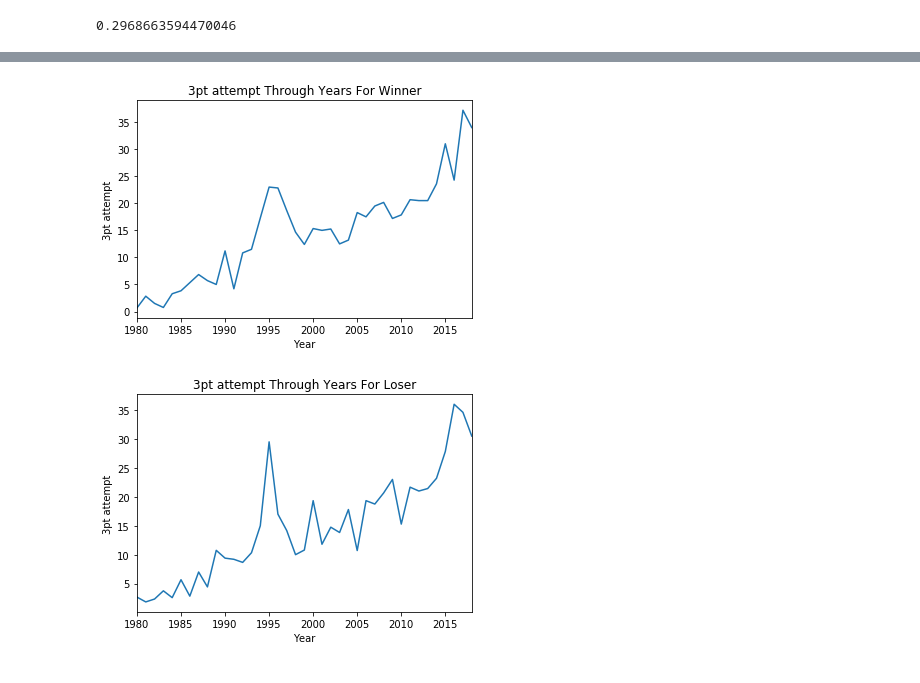
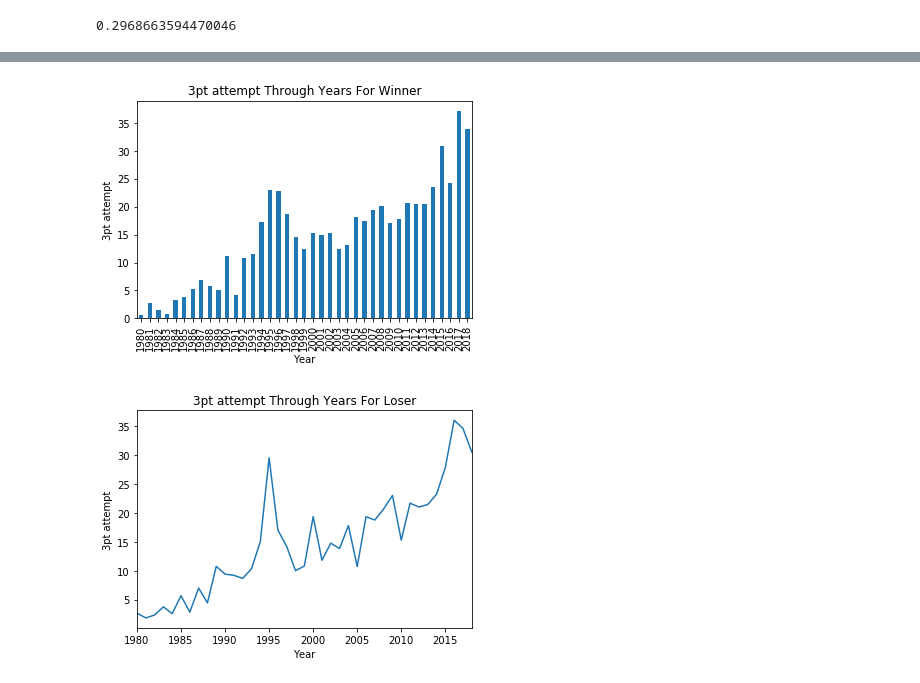
Before and after one commit to stevenluk/NBA-2pt-vs-3pt, a Jupyter notebook: MVP/Notebooks/NBA 2pt vs 3pt.ipynb, the cells around one changed output, grey strips where cells are left out. Cells and saved outputs as stored; diff of their text form; code cells hidden in the pictures.

```diff
--- a/MVP/Notebooks/NBA 2pt vs 3pt.ipynb
+++ b/MVP/Notebooks/NBA 2pt vs 3pt.ipynb
@@ -4,6 +6,6 @@ import matplotlib.pyplot as plt
 # %%
 #get winnder data
 winner=pd.read_csv("championsdata.csv")
-winner_filter=winner[["Year","Team","Game","Win","TP","TPA","TPP"]]
+winner_filter=winner[["Year","Team","Game","Win","TP","TPA","TPP","FGA"]]
 winner_filter
 # %% [output]
@@ -113,13 +131,13 @@ plt.show()
 # %%
 #winner 3pt attempt
 three_attempt_winner=winner_filter.groupby('Year')["TPA"].mean()
-graph=three_attempt_winner.plot()
+graph=three_attempt_winner.plot(kind='bar')
 graph.set_title("3pt attempt Through Years For Winner")
 graph.set_xlabel('Year')
 graph.set_ylabel('3pt attempt')
 plt.show()
 # %% [output]
-[figure, old version]
+[figure, new version]
 # %%
 #loser 3pt attempt
 three_attempt_loser=loser_filter.groupby('Year')["TPA"].mean()
```
Also changed, not shown: parts of 6 cells of this notebook, 3 other files.
